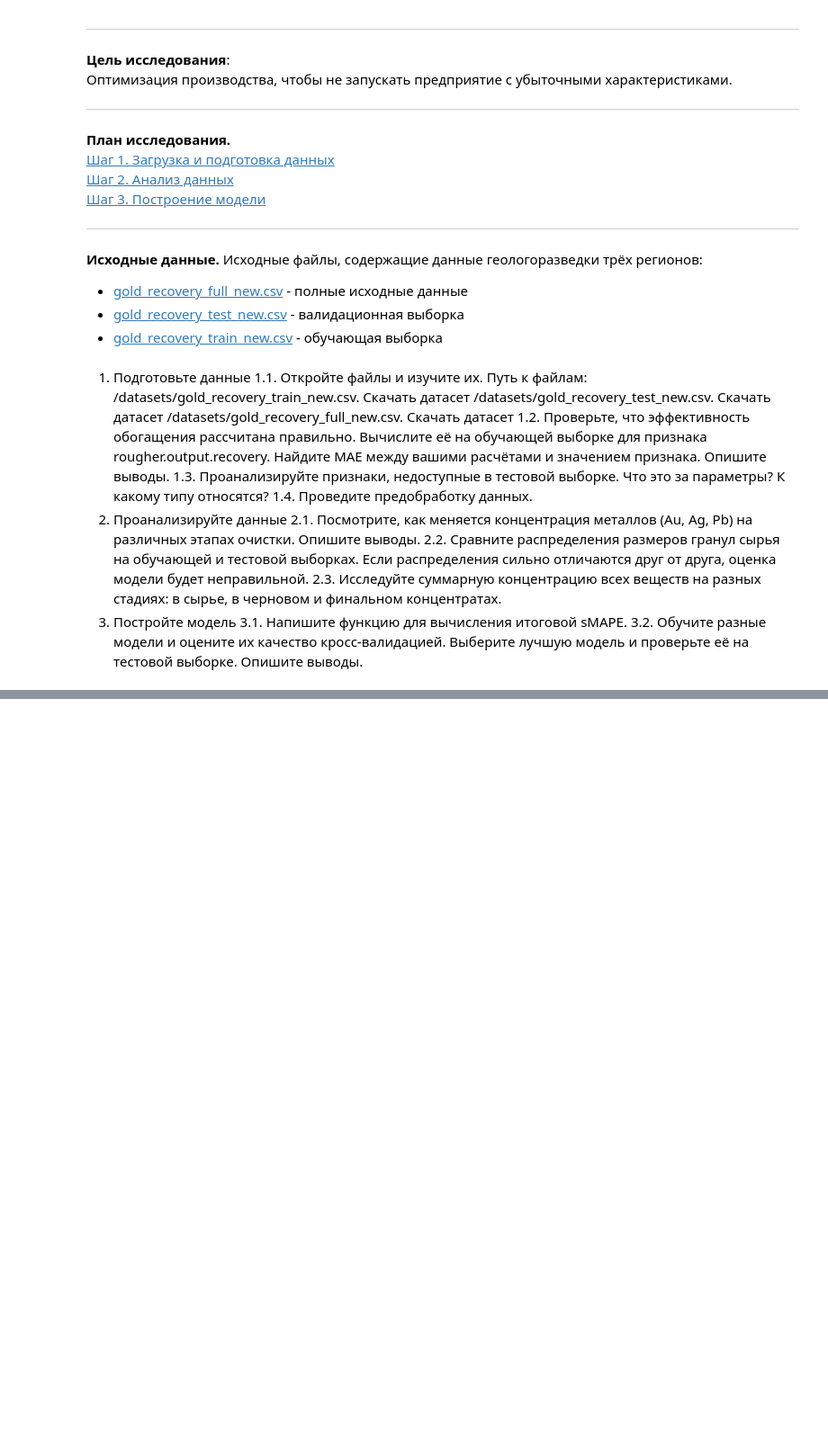
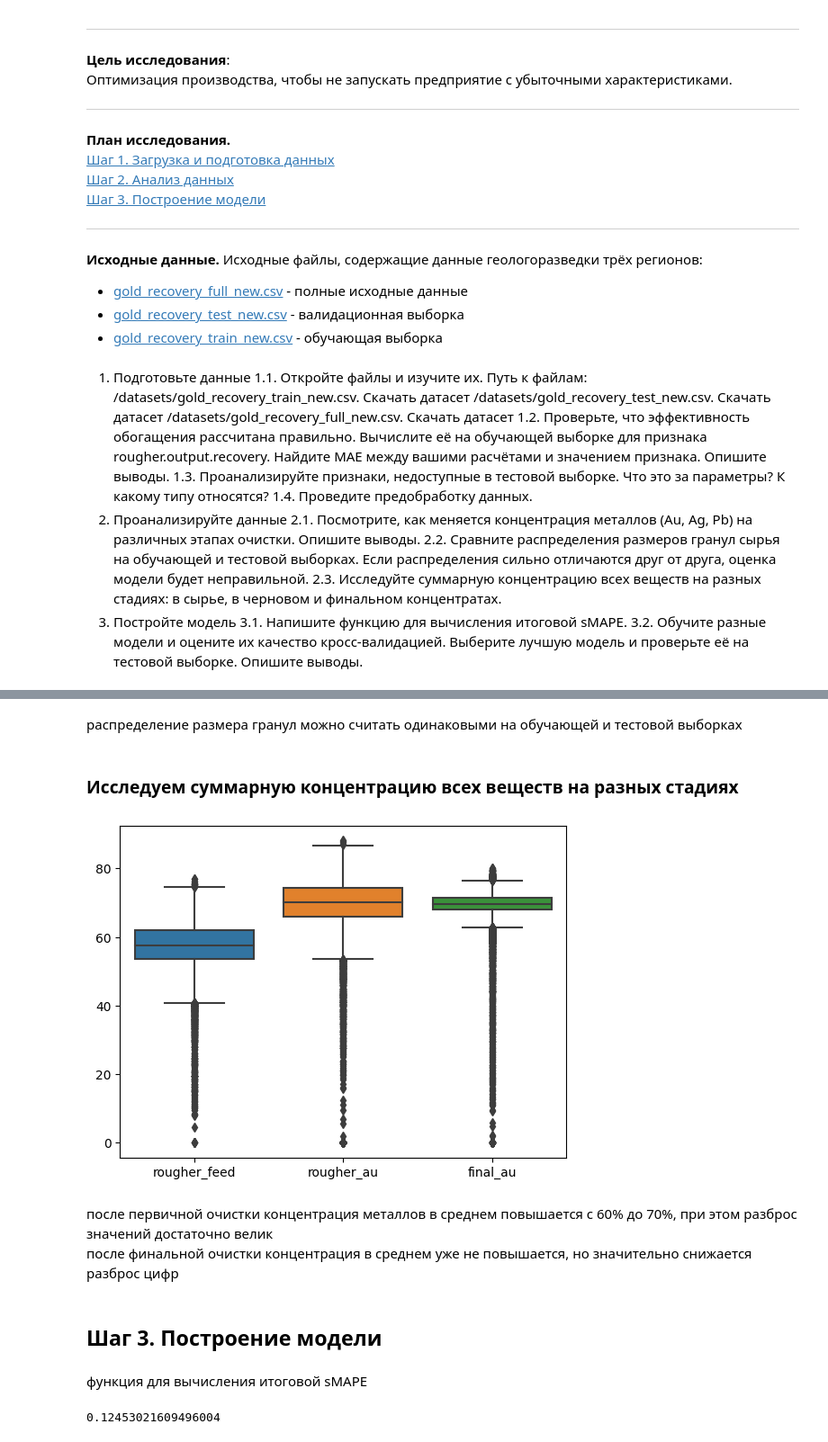
Before and after one commit to ndelenyan/practicum, a Jupyter notebook: sprint12/sprint12.ipynb, the cells around one changed output, grey strips where cells are left out. Shown at 90% size. Drawn from its saved outputs; the diff is of its cells as text; code cells hidden in the pictures; blank space fills up the shorter version.

```diff
--- a/sprint12/sprint12.ipynb
+++ b/sprint12/sprint12.ipynb
@@ -74,0 +314,24 @@ test['recovery_f'] = test['rougher.input.feed_au'] / (test['rougher.input.feed_a
+# %% [markdown]
+распределение размера гранул можно считать одинаковыми на обучающей и тестовой выборках
+# %% [markdown]
+### Исследуем суммарную концентрацию всех веществ на разных стадиях
+# %%
+rougher_feed = ['rougher.input.feed_ag', 'rougher.input.feed_pb', 'rougher.input.feed_sol', 'rougher.input.feed_au']
+rougher_au = ['rougher.output.concentrate_ag', 'rougher.output.concentrate_pb', 'rougher.output.concentrate_sol', 'rougher.output.concentrate_au']
+final_au = ['final.output.concentrate_ag', 'final.output.concentrate_pb', 'final.output.concentrate_sol', 'final.output.concentrate_au']
+
+full['rougher_feed'] = full[rougher_feed].sum(axis=1)
+full['rougher_au'] = full[rougher_au].sum(axis=1)
+full['final_au'] = full[final_au].sum(axis=1)
+# %%
+_ = sns.boxplot(data=full[['rougher_feed', 'rougher_au', 'final_au']])
+# %% [output]
+[figure, added]
+# %% [markdown]
+после первичной очистки концентрация металлов в среднем повышается с 60% до 70%, при этом разброс значений достаточно велик
+после финальной очистки концентрация в среднем уже не повышается, но значительно снижается разброс цифр
+# %% [markdown]
+<a id='step3'></a>
+## Шаг 3. Построение модели
+# %% [markdown]
+функция для вычисления итоговой sMAPE
@@ -74,0 +345,8 @@ test['recovery_f'] = test['rougher.input.feed_au'] / (test['rougher.input.feed_a
+# %%
+actual = [12, 13, 14, 15, 15,22, 27]
+forecast = [11, 13, 14, 14, 15, 16, 18]
+
+#calculate SMAPE
+sMAPE(actual, forecast)
+# %% [output]
+0.12453021609496004
```
Also changed, not shown: parts of 37 cells of this notebook.
